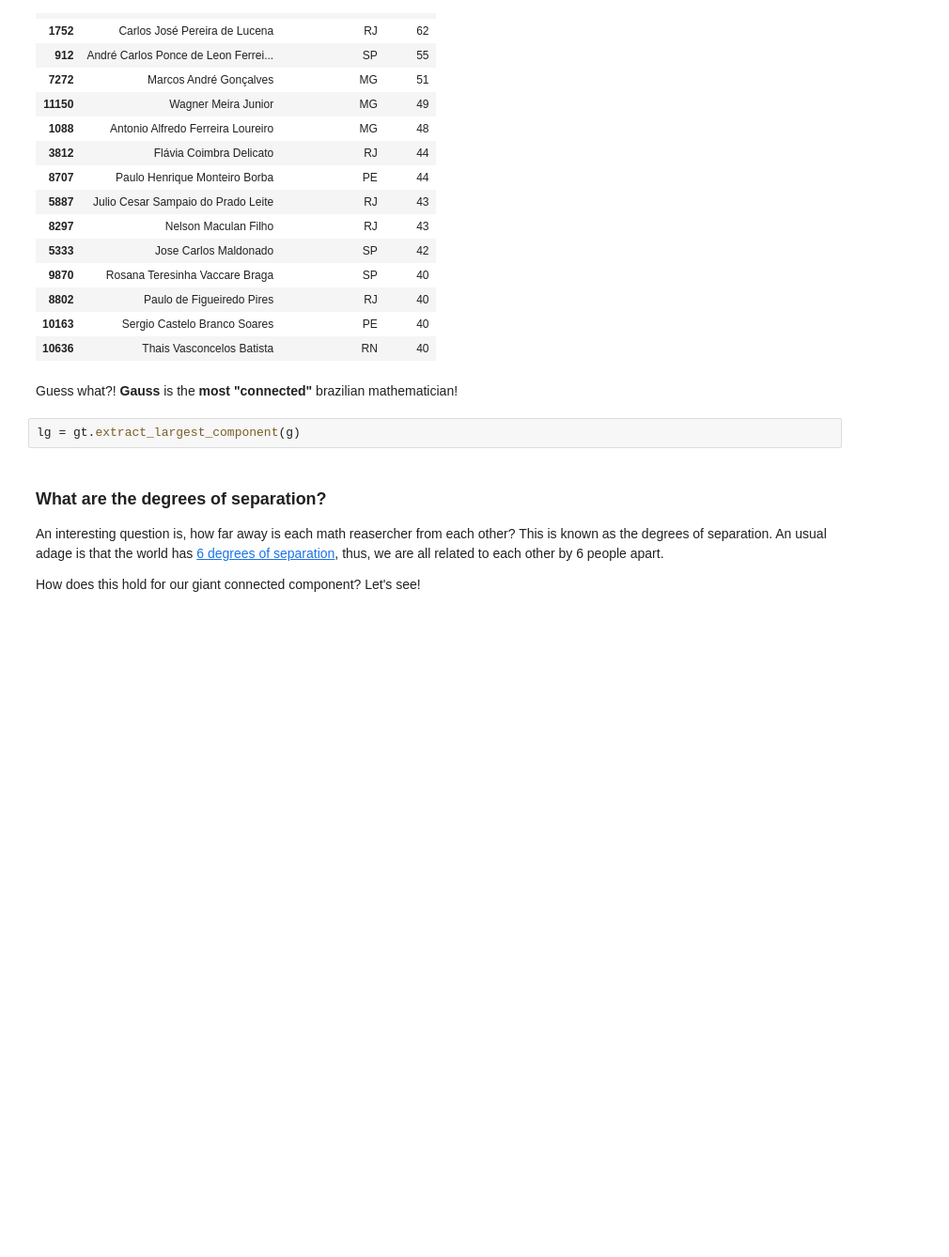
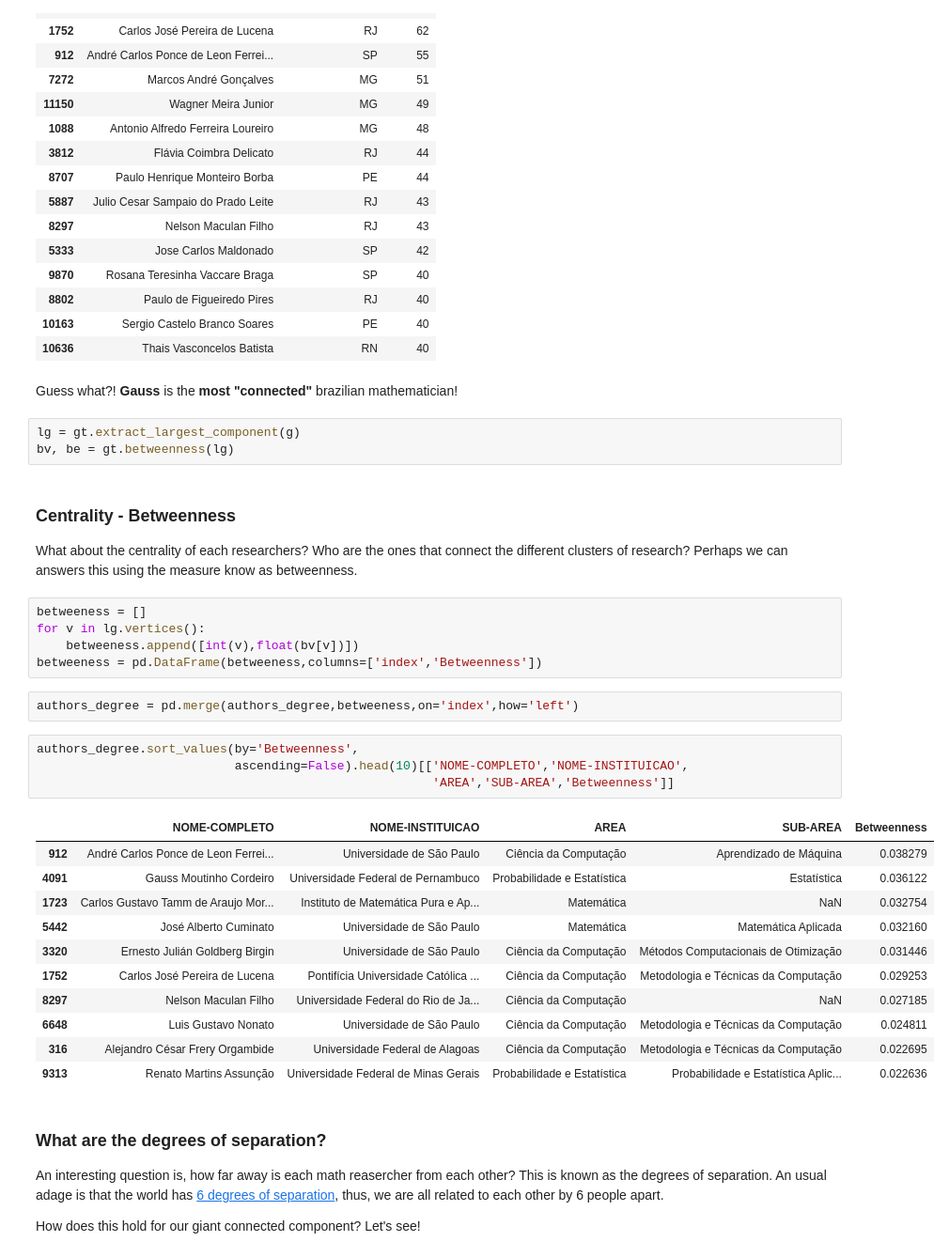
Before and after one commit to davibarreira/PBMNet, a Jupyter notebook: Create_Network.ipynb, the cells around one changed output. Shown at 94% size. Cells and saved outputs as stored; diff of their text form; blank space fills up the shorter version.

Commit message:
Betweeness adicionada

```diff
--- a/Create_Network.ipynb
+++ b/Create_Network.ipynb
@@ -538,6 +538,34 @@ authors_degree[['NOME-COMPLETO','UF-INSTITUICAO','Degree']].sort_values(by=['Deg
 Guess what?! **Gauss** is the **most "connected"** brazilian mathematician!
 # %%
 lg = gt.extract_largest_component(g)
+bv, be = gt.betweenness(lg)
+# %% [markdown]
+### Centrality - Betweenness
+What about the centrality of each researchers? Who are the ones that connect the different clusters of
+research? Perhaps we can answers this using the measure know as betweenness.
+# %%
+betweeness = []
+for v in lg.vertices():
+    betweeness.append([int(v),float(bv[v])])
+betweeness = pd.DataFrame(betweeness,columns=['index','Betweenness'])
+# %%
+authors_degree = pd.merge(authors_degree,betweeness,on='index',how='left')
+# %%
+authors_degree.sort_values(by='Betweenness',
+                           ascending=False).head(10)[['NOME-COMPLETO','NOME-INSTITUICAO',
+                                                      'AREA','SUB-AREA','Betweenness']]
+# %% [output]
+|  | NOME-COMPLETO | NOME-INSTITUICAO | AREA | SUB-AREA | Betweenness |
+| 912 | André Carlos Ponce de Leon Ferrei... | Universidade de São Paulo | Ciência da Computação | Aprendizado de Máquina | 0.038279 |
+| 4091 | Gauss Moutinho Cordeiro | Universidade Federal de Pernambuco | Probabilidade e Estatística | Estatística | 0.036122 |
+| 1723 | Carlos Gustavo Tamm de Araujo Mor... | Instituto de Matemática Pura e Ap... | Matemática | NaN | 0.032754 |
+| 5442 | José Alberto Cuminato | Universidade de São Paulo | Matemática | Matemática Aplicada | 0.032160 |
+| 3320 | Ernesto Julián Goldberg Birgin | Universidade de São Paulo | Ciência da Computação | Métodos Computacionais de Otimização | 0.031446 |
+| 1752 | Carlos José Pereira de Lucena | Pontifícia Universidade Católica ... | Ciência da Computação | Metodologia e Técnicas da Computação | 0.029253 |
+| 8297 | Nelson Maculan Filho | Universidade Federal do Rio de Ja... | Ciência da Computação | NaN | 0.027185 |
+| 6648 | Luis Gustavo Nonato | Universidade de São Paulo | Ciência da Computação | Metodologia e Técnicas da Computação | 0.024811 |
+| 316 | Alejandro César Frery Orgambide | Universidade Federal de Alagoas | Ciência da Computação | Metodologia e Técnicas da Computação | 0.022695 |
+| 9313 | Renato Martins Assunção | Universidade Federal de Minas Gerais | Probabilidade e Estatística | Probabilidade e Estatística Aplic... | 0.022636 |
 # %% [markdown]
 ### What are the degrees of separation?
 An interesting question is, how far away is each math reasercher from each other?
```
Also changed, not shown: parts of 15 cells of this notebook.
